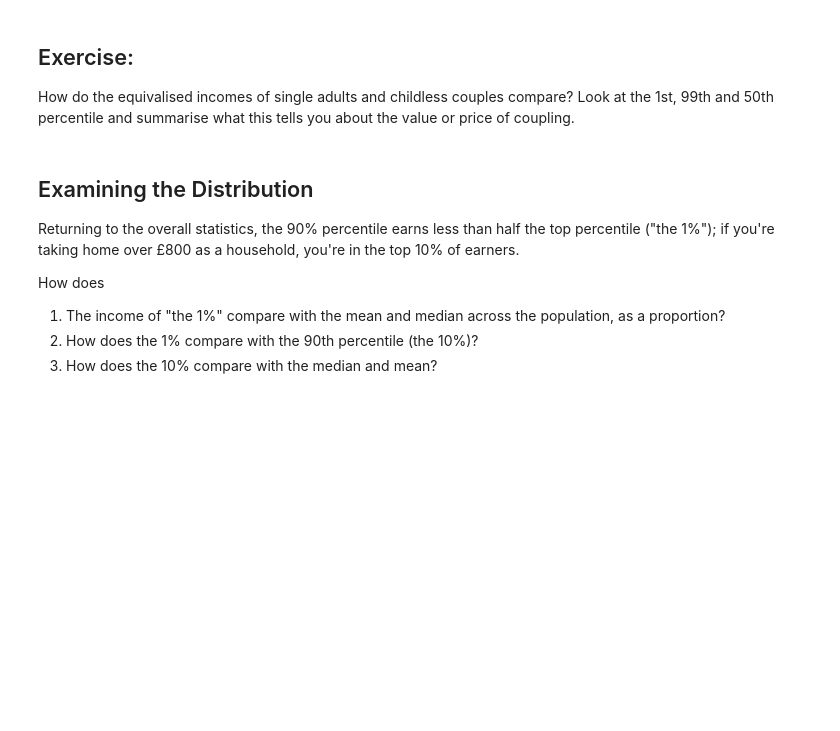
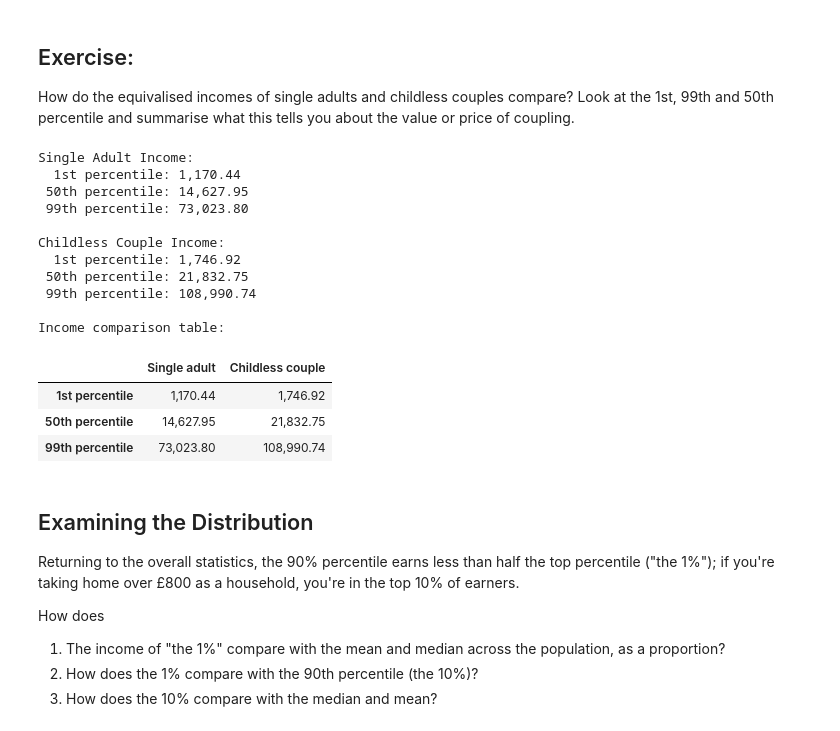
Before and after one commit to Wendy-915/QM2, a Jupyter notebook: notebooks/W02. Pandas.ipynb, the cells around one changed output. Drawn from its saved outputs; the diff is of its cells as text; code cells hidden in the pictures; blank space fills up the shorter version.

```diff
--- a/notebooks/W02. Pandas.ipynb
+++ b/notebooks/W02. Pandas.ipynb
@@ -187,3 +184,51 @@ df = pd.read_csv("/mnt/data/incomes.csv")
+# %%
+import pandas as pd
+data_path = "./data/wk2/incomes.csv"
+income = pd.read_csv(data_path, index_col=0)
+
+single_col = 'Single adult'
+couple_col = 'Childless couple, annual income'
+p1_single = income.loc[1][single_col]
+p50_single = income.loc[50][single_col]
+p99_single = income.loc[99][single_col]
+
+p1_couple = income.loc[1][couple_col]
+p50_couple = income.loc[50][couple_col]
+p99_couple = income.loc[99][couple_col]
+
+print("Single Adult Income:")
+print("  1st percentile:", p1_single)
+print(" 50th percentile:", p50_single)
+print(" 99th percentile:", p99_single)
+
+print("\nChildless Couple Income:")
+print("  1st percentile:", p1_couple)
+print(" 50th percentile:", p50_couple)
+print(" 99th percentile:", p99_couple)
+
+compare = pd.DataFrame({
+    "Single adult": [p1_single, p50_single, p99_single],
+    "Childless couple": [p1_couple, p50_couple, p99_couple]
+}, index=["1st percentile", "50th percentile", "99th percentile"])
+
+print("\nIncome comparison table:")
+compare
+# %% [output]
+Single Adult Income:
+  1st percentile: 1,170.44
+ 50th percentile: 14,627.95
+ 99th percentile: 73,023.80
+
+Childless Couple Income:
+  1st percentile: 1,746.92
+ 50th percentile: 21,832.75
+ 99th percentile: 108,990.74
+
+Income comparison table:
+|  | Single adult | Childless couple |
+| 1st percentile | 1,170.44 | 1,746.92 |
+| 50th percentile | 14,627.95 | 21,832.75 |
+| 99th percentile | 73,023.80 | 108,990.74 |
 # %% [markdown]
 ## Examining the Distribution
 
```
Also changed, not shown: parts of 4 cells of this notebook.
